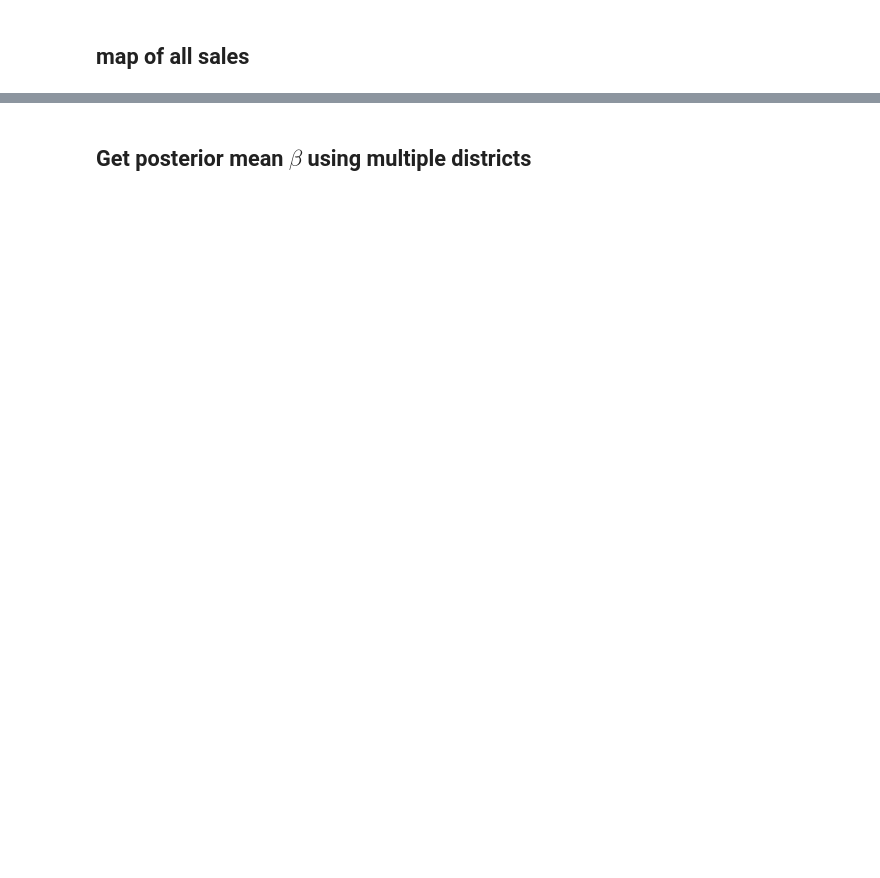
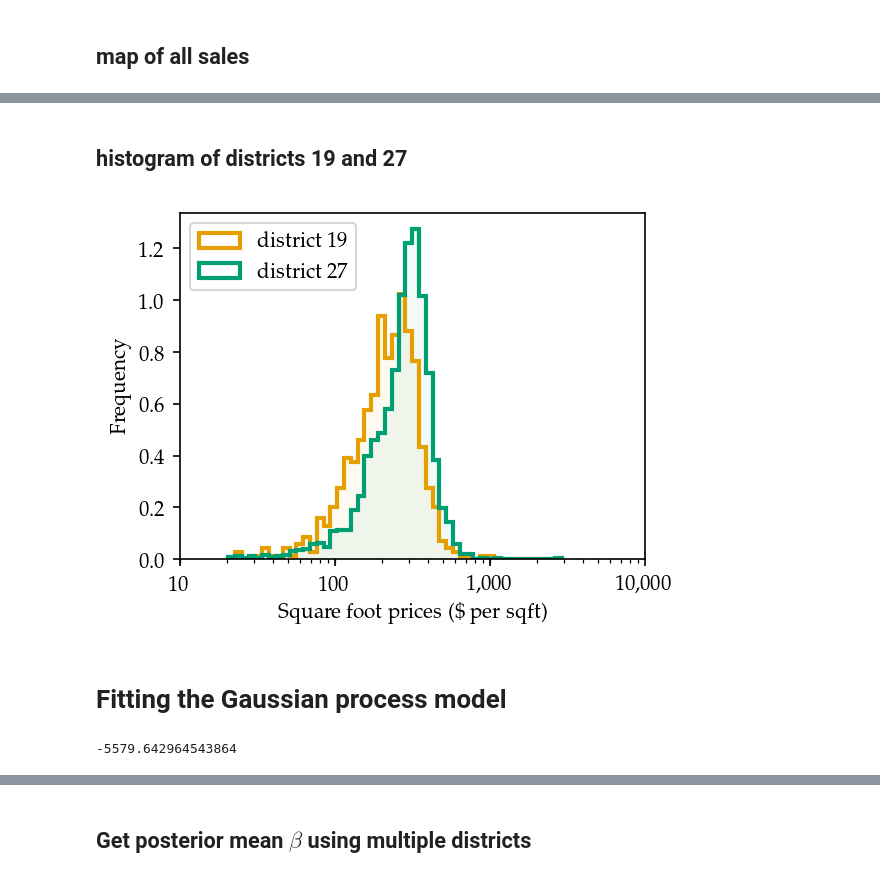
Before and after one commit to gwb/rdd-coverage, a Jupyter notebook: Maxime/NYC/NYC_Matern.ipynb, the cells around one changed output, grey strips where cells are left out. Saved outputs shown, nothing was run; the diff lists cells and outputs as text; code cells hidden in the pictures; blank space fills up the shorter version.

```diff
--- a/Maxime/NYC/NYC_Matern.ipynb
+++ b/Maxime/NYC/NYC_Matern.ipynb
@@ -355,0 +301,11 @@ mgpcv.k.kerns[1].ℓ
+# %%
+fmla = @formula(logSalePricePerSQFT ~ GP(XCoord, YCoord) | SchDistr + BUILDING)
+
+geordd_df = filtered[:filtered][[:logSalePricePerSQFT, :SchDistr, :XCoord, :YCoord]]
+geordd_df[:BUILDING] = filtered[:filtered][NYC.BUILDING_CLASS_AT_TIME_OF_SALE]
+geordd_df[:TAX] = filtered[:filtered][NYC.TAX_CLASS_AT_TIME_OF_SALE]
+nyc_rd = GeoRDD.regions_from_dataframe(fmla, geordd_df);
+# assign shapes
+for distr in keys(nyc_rd)
+    nyc_rd[distr].shape = schdistr_shape_dict[distr]
+end
@@ -355,0 +320,62 @@ mgpcv.k.kerns[1].ℓ
+# %% [markdown]
+## histogram of districts 19 and 27
+# %%
+let
+    distrA = 19
+    distrB = 27
+    Y_A = nyc_rd[distrA].y
+    Y_B = nyc_rd[distrB].y
+    minY = min(minimum(Y_A), minimum(Y_B))
+    maxY = max(maximum(Y_B), maximum(Y_A))
+    Ybins = range(minY, stop=maxY, length=50)
+    plt.plt[:hist](Y_A,
+        bins=Ybins,
+        histtype="step",
+        label=@sprintf("district %d", distrA),
+        normed=true,
+        color=cbbPalette[1],
+        alpha=1.0,
+        linewidth=2)
+    plt.plt[:hist](Y_A,
+        bins=Ybins,
+        histtype="stepfilled",
+        normed=true,
+        color=cbbPalette[1],
+        alpha=0.05,
+        zorder=-1,
+        linewidth=0)
+    plt.plt[:hist](Y_B,
+        bins=Ybins,
+        histtype="step",
+        label=@sprintf("district %d", distrB),
+        normed=true,
+        color=cbbPalette[3],
+        alpha=1.0,
+        linewidth=2)
+    plt.plt[:hist](Y_B,
+        bins=Ybins,
+        histtype="stepfilled",
+        normed=true,
+        color=cbbPalette[3],
+        alpha=0.05,
+        zorder=-1,
+        linewidth=2)
+end
+plt.xlabel("Square foot prices (\\\$ per sqft)")
+plt.ylabel("Frequency")
+plt.legend(loc="upper left")
+tick_template = [1, 2, 3, 4, 5, 6, 7, 8, 9]
+plt.gca()[:set_xticks](log.([10, 100, 1000, 10000]))
+plt.gca()[:set_xticks](log.([tick_template.*10; tick_template.*100; tick_template.*1000]),
+                       minor=true)
+plt.gcf()[:set_size_inches](4.0, 3.0)
+plt.gca()[:set_xticklabels]([format(x, commas=true) for x in [10, 100, 1000, 10000]])
+if do_savefig
+    plt.savefig(joinpath(figures_dir, "sales_histogram_19-27.pdf"), bbox_inches="tight", transparent=true)
+    plt.savefig(joinpath(figures_dir, "sales_histogram_19-27.png"), bbox_inches="tight", transparent=true)
+end
+;
+# %% [output]
+[figure, added]
+# %% [markdown]
+# Fitting the Gaussian process model
@@ -355,0 +393,5 @@ mgpcv.k.kerns[1].ℓ
+# %%
+set_params!(mgpcv, [-0.925424, 9.69509, -1.33042, 1.9309])
+GeoRDD.update_mll!(mgpcv)
+# %% [output]
+-5579.642964543864
```
Also changed, not shown: parts of 118 cells of this notebook.
